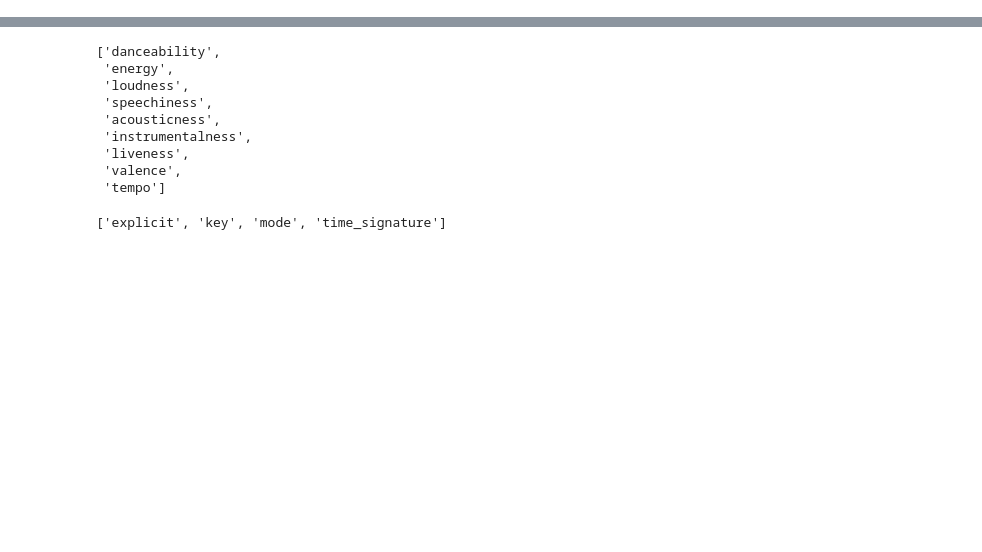
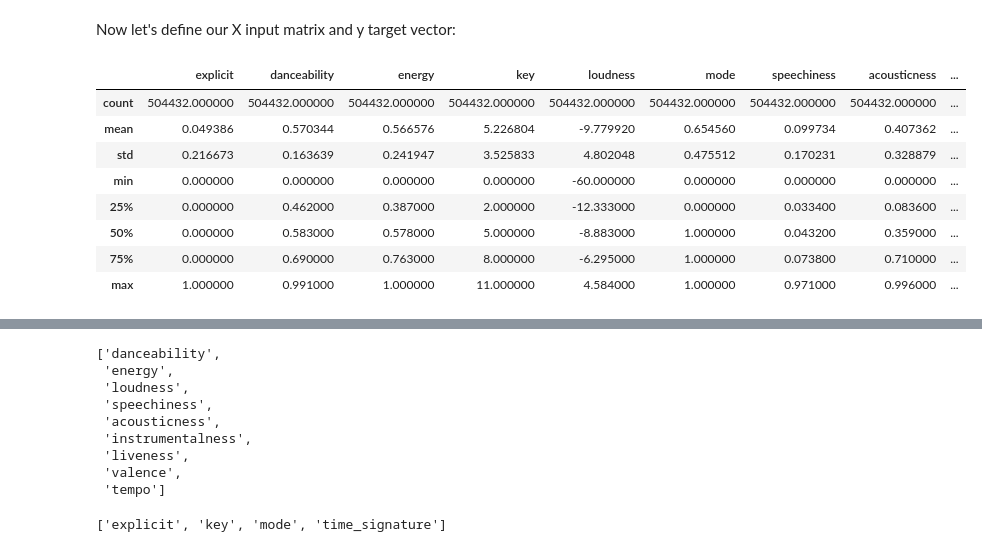
Before and after one commit to msaintfelix/Spotify_Data_Analysis, a Jupyter notebook: Spotify_Data_Analysis.ipynb, the cells around one changed output, grey strips where cells are left out. Saved outputs shown, nothing was run; the diff lists cells and outputs as text; code cells hidden in the pictures; blank space fills up the shorter version.

```diff
--- a/Spotify_Data_Analysis.ipynb
+++ b/Spotify_Data_Analysis.ipynb
@@ -60,2 +108,15 @@ df.drop(df[df['popularity']==0].index, inplace=True)
+# %% [markdown]
+Now let's define our X input matrix and y target vector:
 # %%
-X = df.loc[:, ['explicit', 'danceability', 'energy', 'key', 'loudness', 'mode', 'speechiness', 'acousticness', 'instrumentalness', 'liveness', 'valence', 'tempo', 'time_signature']]
+X = df[['explicit', 'danceability', 'energy', 'key', 'loudness', 'mode', 'speechiness', 'acousticness', 'instrumentalness', 'liveness', 'valence', 'tempo', 'time_signature']]
+X.describe()
+# %% [output]
+|  | explicit | danceability | energy | key | loudness | mode | speechiness | acousticness | ... |
+| count | 504432.000000 | 504432.000000 | 504432.000000 | 504432.000000 | 504432.000000 | 504432.000000 | 504432.000000 | 504432.000000 | ... |
+| mean | 0.049386 | 0.570344 | 0.566576 | 5.226804 | -9.779920 | 0.654560 | 0.099734 | 0.407362 | ... |
+| std | 0.216673 | 0.163639 | 0.241947 | 3.525833 | 4.802048 | 0.475512 | 0.170231 | 0.328879 | ... |
+| min | 0.000000 | 0.000000 | 0.000000 | 0.000000 | -60.000000 | 0.000000 | 0.000000 | 0.000000 | ... |
+| 25% | 0.000000 | 0.462000 | 0.387000 | 2.000000 | -12.333000 | 0.000000 | 0.033400 | 0.083600 | ... |
+| 50% | 0.000000 | 0.583000 | 0.578000 | 5.000000 | -8.883000 | 1.000000 | 0.043200 | 0.359000 | ... |
+| 75% | 0.000000 | 0.690000 | 0.763000 | 8.000000 | -6.295000 | 1.000000 | 0.073800 | 0.710000 | ... |
+| max | 1.000000 | 0.991000 | 1.000000 | 11.000000 | 4.584000 | 1.000000 | 0.971000 | 0.996000 | ... |
```
Also changed, not shown: parts of 34 cells of this notebook.
